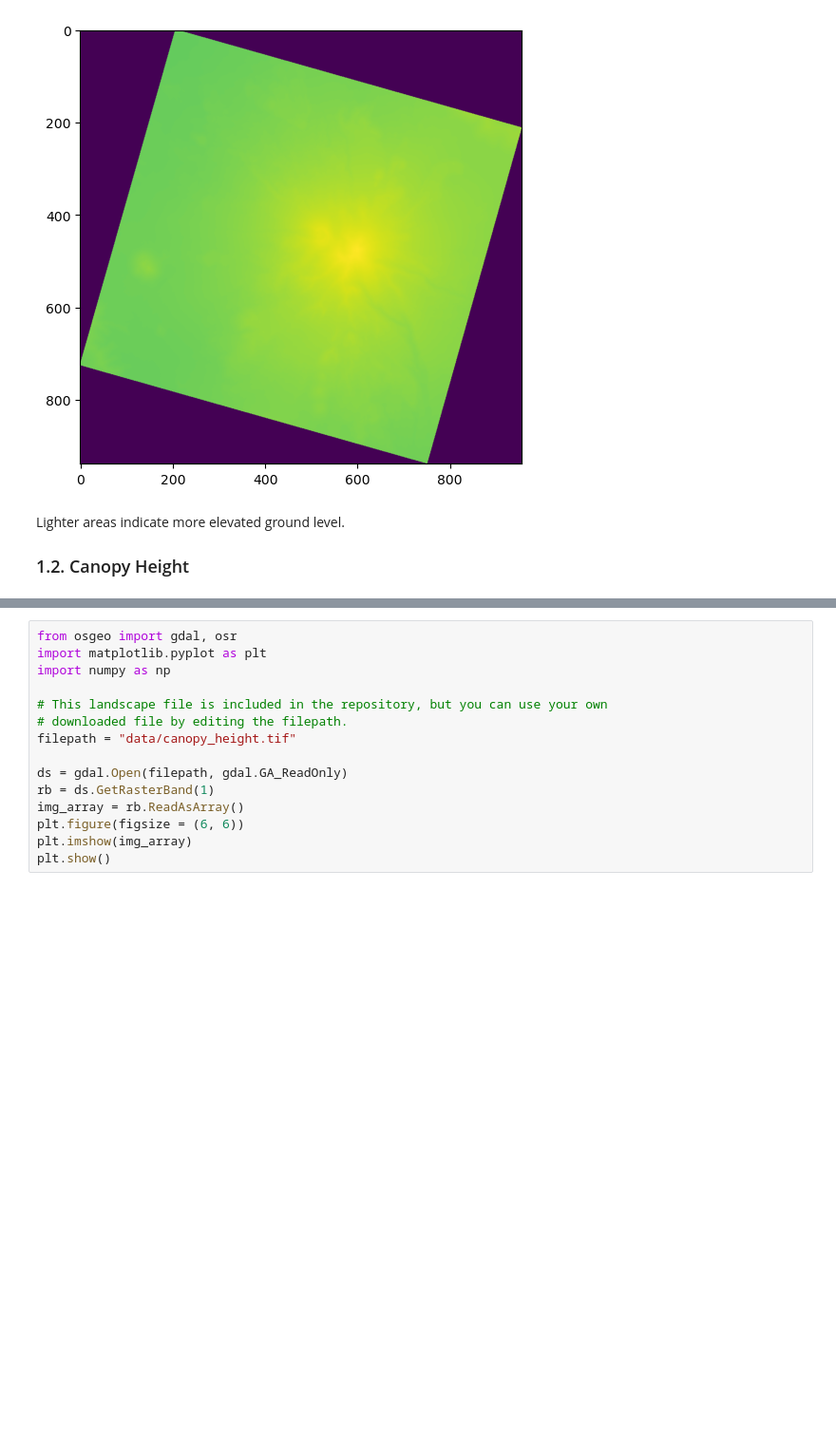
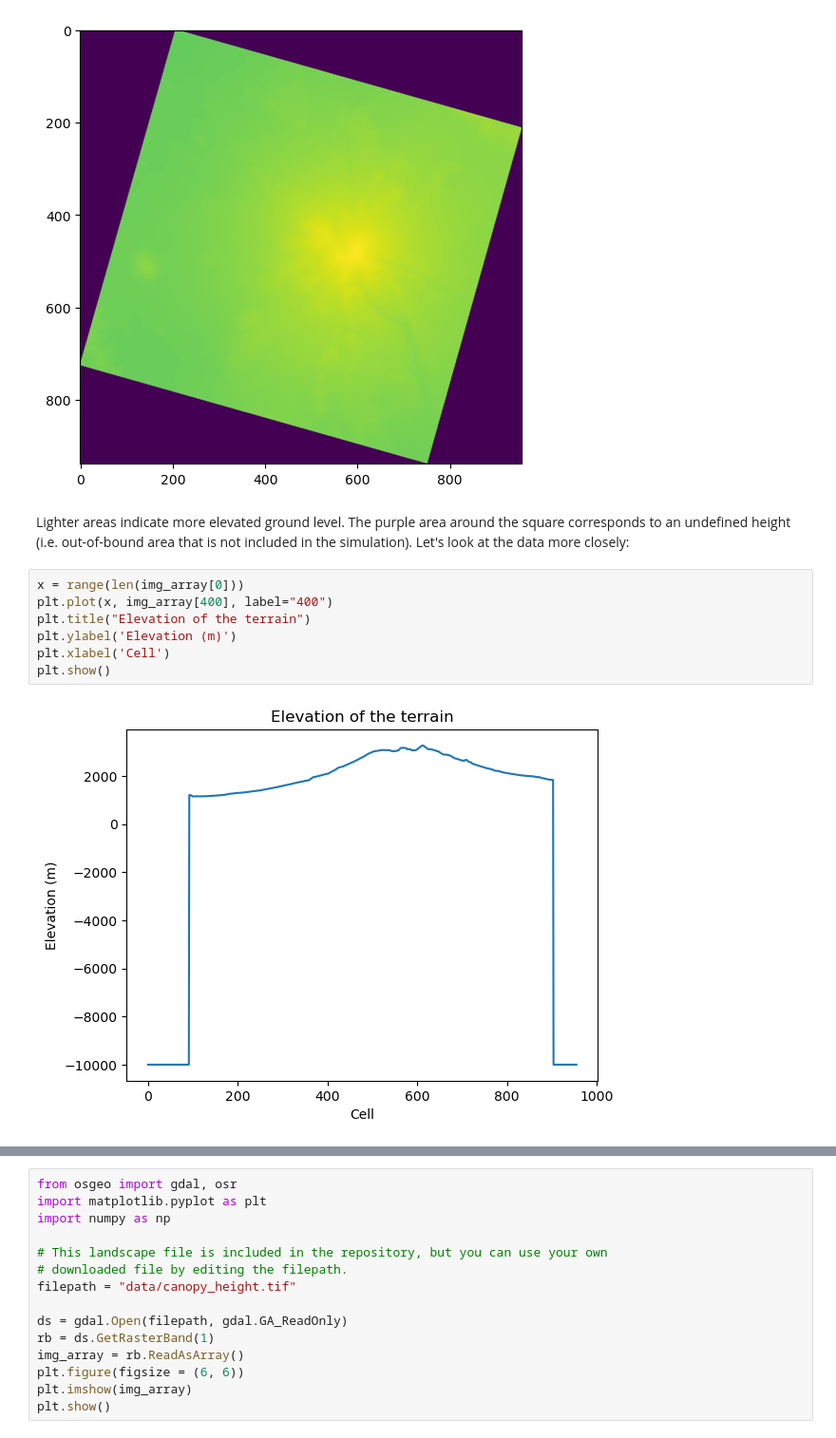
Before and after one commit to Vincent-Therrien/silex, a Jupyter notebook: forecast.ipynb, the cells around one changed output, grey strips where cells are left out. Shown at 95% size. Saved outputs shown, nothing was run; the diff lists cells and outputs as text; blank space fills up the shorter version.

```diff
--- a/forecast.ipynb
+++ b/forecast.ipynb
@@ -51,6 +71,15 @@ plt.show()
 # %% [output]
 [figure]
 # %% [markdown]
-Lighter areas indicate more elevated ground level.
-
-### 1.2. Canopy Height
+Lighter areas indicate more elevated ground level. The purple area around the square corresponds to
+an undefined height (i.e. out-of-bound area that is not included in the simulation). Let's look at
+the data more closely:
+# %%
+x = range(len(img_array[0]))
+plt.plot(x, img_array[400], label="400")
+plt.title("Elevation of the terrain")
+plt.ylabel('Elevation (m)')
+plt.xlabel('Cell')
+plt.show()
+# %% [output]
+[figure, added]
```
Also changed, not shown: parts of 6 cells of this notebook, 2 other files.
